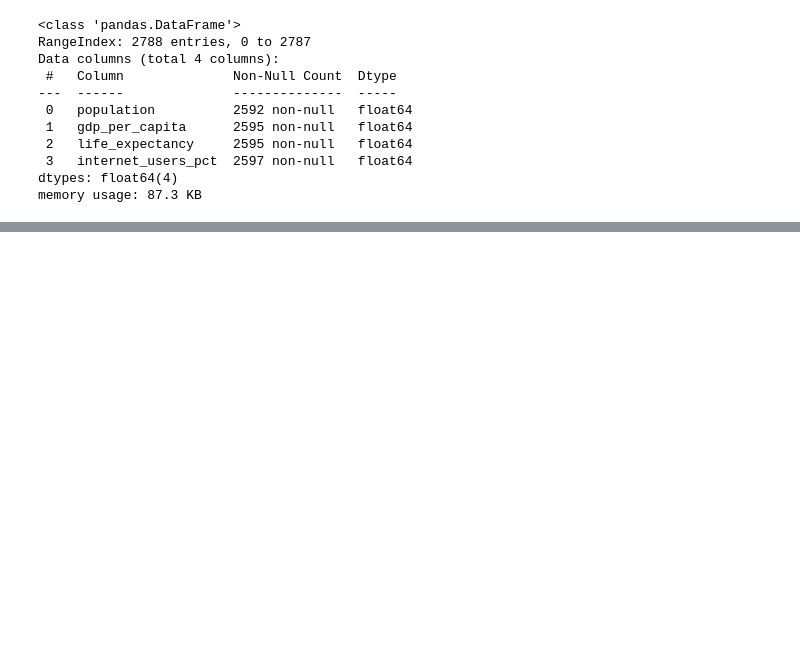
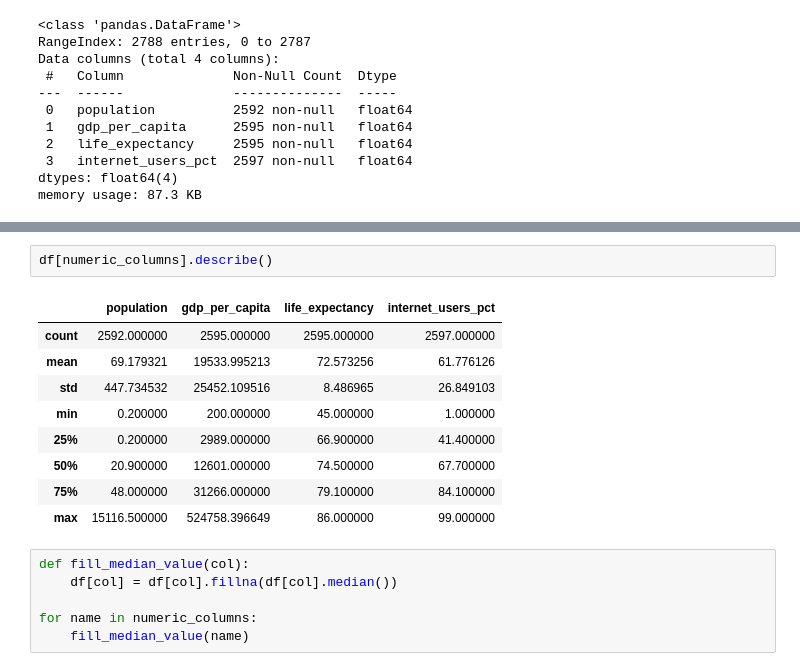
Before and after one commit to marshaale/learn-pandas, a Jupyter notebook: countries_data_cleaner.ipynb, the cells around one changed output, grey strips where cells are left out. Cells and saved outputs as stored; diff of their text form; blank space fills up the shorter version.

```diff
--- a/countries_data_cleaner.ipynb
+++ b/countries_data_cleaner.ipynb
@@ -293,0 +307,18 @@ memory usage: 87.3 KB
+# %%
+df[numeric_columns].describe()
+# %% [output]
+|  | population | gdp_per_capita | life_expectancy | internet_users_pct |
+| count | 2592.000000 | 2595.000000 | 2595.000000 | 2597.000000 |
+| mean | 69.179321 | 19533.995213 | 72.573256 | 61.776126 |
+| std | 447.734532 | 25452.109516 | 8.486965 | 26.849103 |
+| min | 0.200000 | 200.000000 | 45.000000 | 1.000000 |
+| 25% | 0.200000 | 2989.000000 | 66.900000 | 41.400000 |
+| 50% | 20.900000 | 12601.000000 | 74.500000 | 67.700000 |
+| 75% | 48.000000 | 31266.000000 | 79.100000 | 84.100000 |
+| max | 15116.500000 | 524758.396649 | 86.000000 | 99.000000 |
+# %%
+def fill_median_value(col):
+    df[col] = df[col].fillna(df[col].median())
+
+for name in numeric_columns:
+    fill_median_value(name)
```
Also changed, not shown: parts of 8 cells of this notebook.
